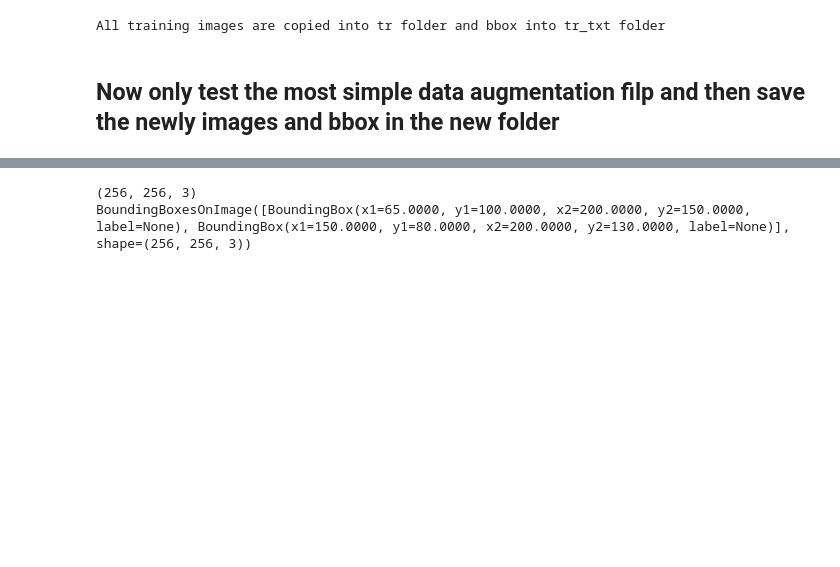
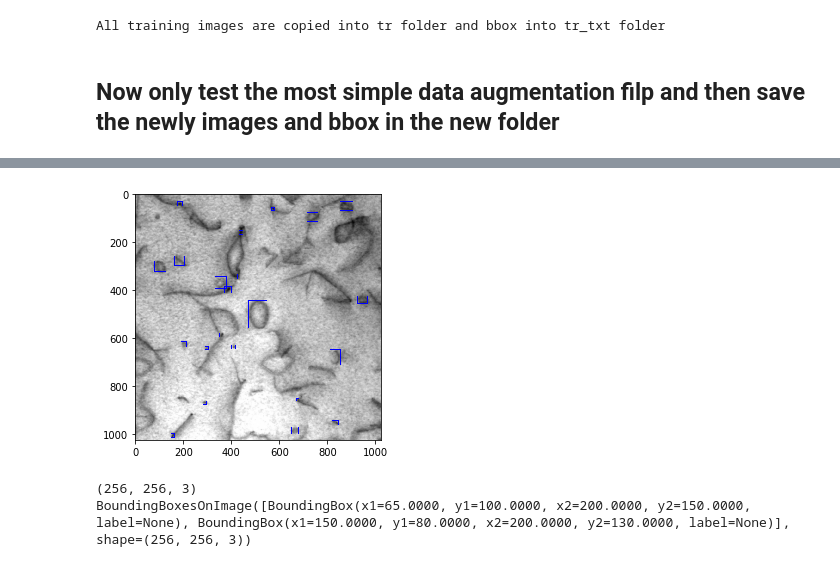
Before and after one commit to iphyer/imgaugForDefects, a Jupyter notebook: imgaug.ipynb, the cells around one changed output, grey strips where cells are left out. Cells and saved outputs as stored; diff of their text form; code cells hidden in the pictures; blank space fills up the shorter version.

```diff
--- a/imgaug.ipynb
+++ b/imgaug.ipynb
@@ -114,0 +77,14 @@ BB 1: (150.0000, 80.0000, 200.0000, 130.0000) -> (180.7291, 159.5718, 210.1272,
+# %%
+ia.seed(1)
+
+# define data augmentation operations
+seq = iaa.Sequential([
+    iaa.Multiply((1.2, 1.5)), # change brightness, doesn't affect BBs
+    # iaa.Affine(
+    #    translate_px={"x": 40, "y": 60},
+    #    scale=(0.5, 0.7)
+    #),
+    # translate by 40/60px on x/y axis, and scale to 50-70%, affects BBs
+    iaa.Fliplr(1.0), # horizontally flip 50% of the images
+    iaa.GaussianBlur(sigma=(0, 3.0)) # blur images with a sigma of 0 to 3.0
+])
@@ -114,0 +97,8 @@ BB 1: (150.0000, 80.0000, 200.0000, 130.0000) -> (180.7291, 159.5718, 210.1272,
+# %%
+# Augment BBs and images.
+# As we only have one image and list of BBs, we use
+# [image] and [bbs] to turn both into lists (batches) for the
+# functions and then [0] to reverse that. In a real experiment, your
+# variables would likely already be lists.
+image_aug = seq_det.augment_images([myimage])[0]
+bbs_aug = seq_det.augment_bounding_boxes([bbs])[0]
@@ -115,3 +138,14 @@ BB 1: (150.0000, 80.0000, 200.0000, 130.0000) -> (180.7291, 159.5718, 210.1272,
+# %%
+# plot and save figures before and after data augmentations
+
+skimage.io.imshow(image_before)
+skimage.io.imshow(image_after)
+
+skimage.io.imsave("beforet.png",image_before)
+
+skimage.io.imsave("after.png",image_after)
+# %% [output]
+[figure, added]
 # %%
 print(image.shape)
 print(bbs)
```
Also changed, not shown: parts of 11 cells of this notebook.
